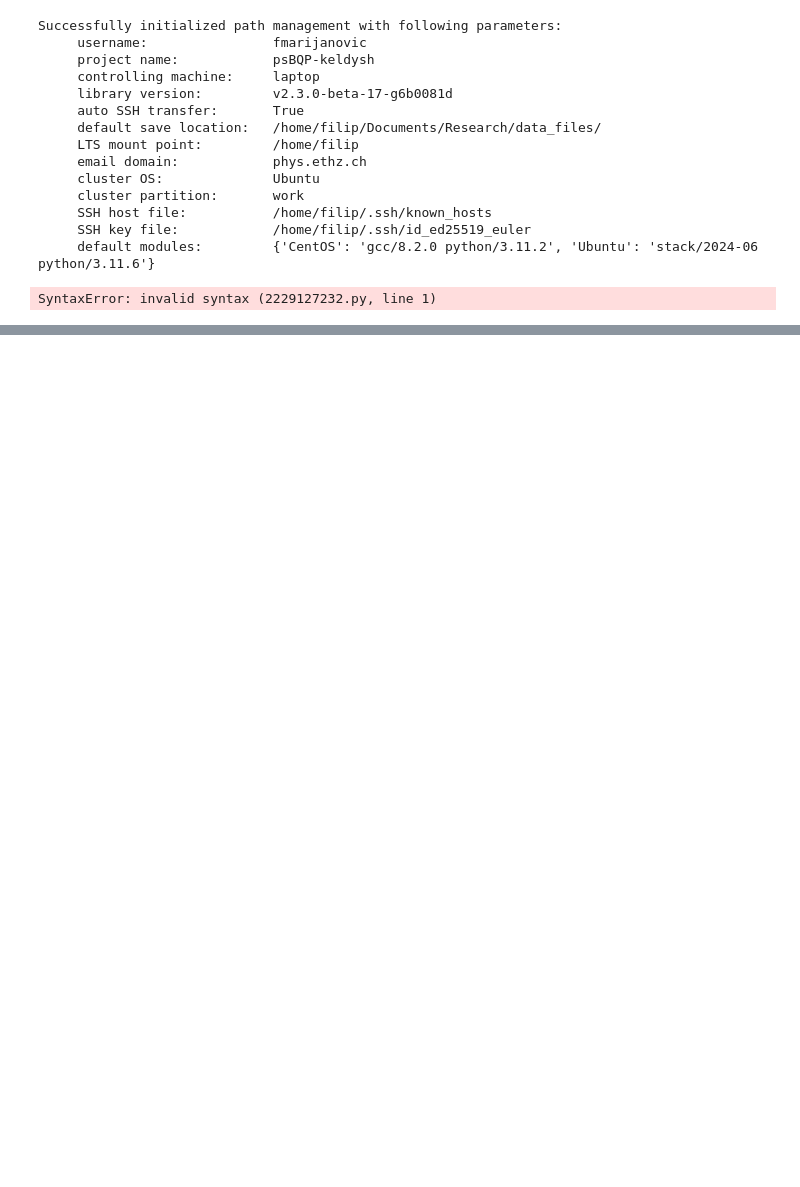
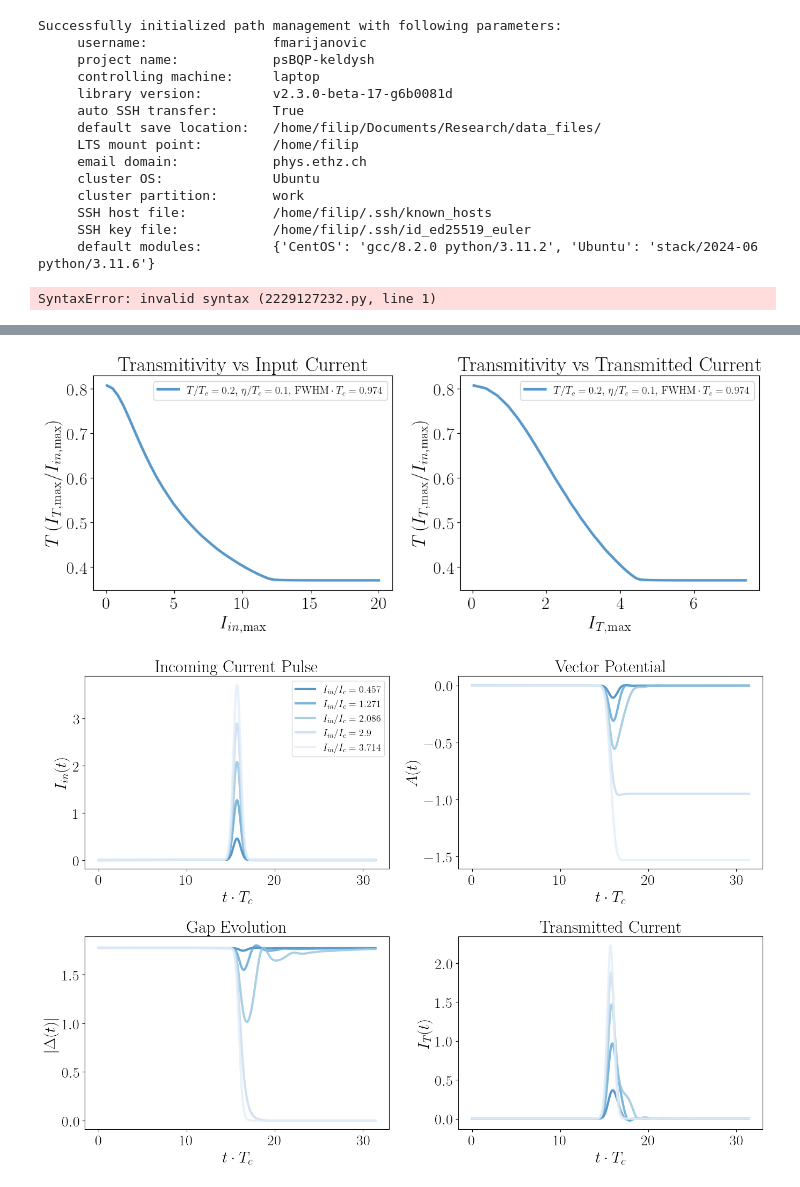
Before and after one commit to j-curtis/psBQP, a Jupyter notebook: visualize_results.ipynb, the cells around one changed output, grey strips where cells are left out. Saved outputs shown, nothing was run; the diff lists cells and outputs as text; code cells hidden in the pictures; blank space fills up the shorter version.

```diff
--- a/visualize_results.ipynb
+++ b/visualize_results.ipynb
@@ -83,0 +50,5 @@ plot_transmitivity_results(timestamp = '1783848736')
+# %%
+_ = plot_transmitivity_results(timestamp = '1783851535', directory_job_index=[0], save_plot = True, plot_pulses= [1,3,5,7,9],colormap = 'Blues_r')
+# %% [output]
+[figure, added]
+[figure, added]
```
Also changed, not shown: parts of 17 cells of this notebook, 32 other files.
